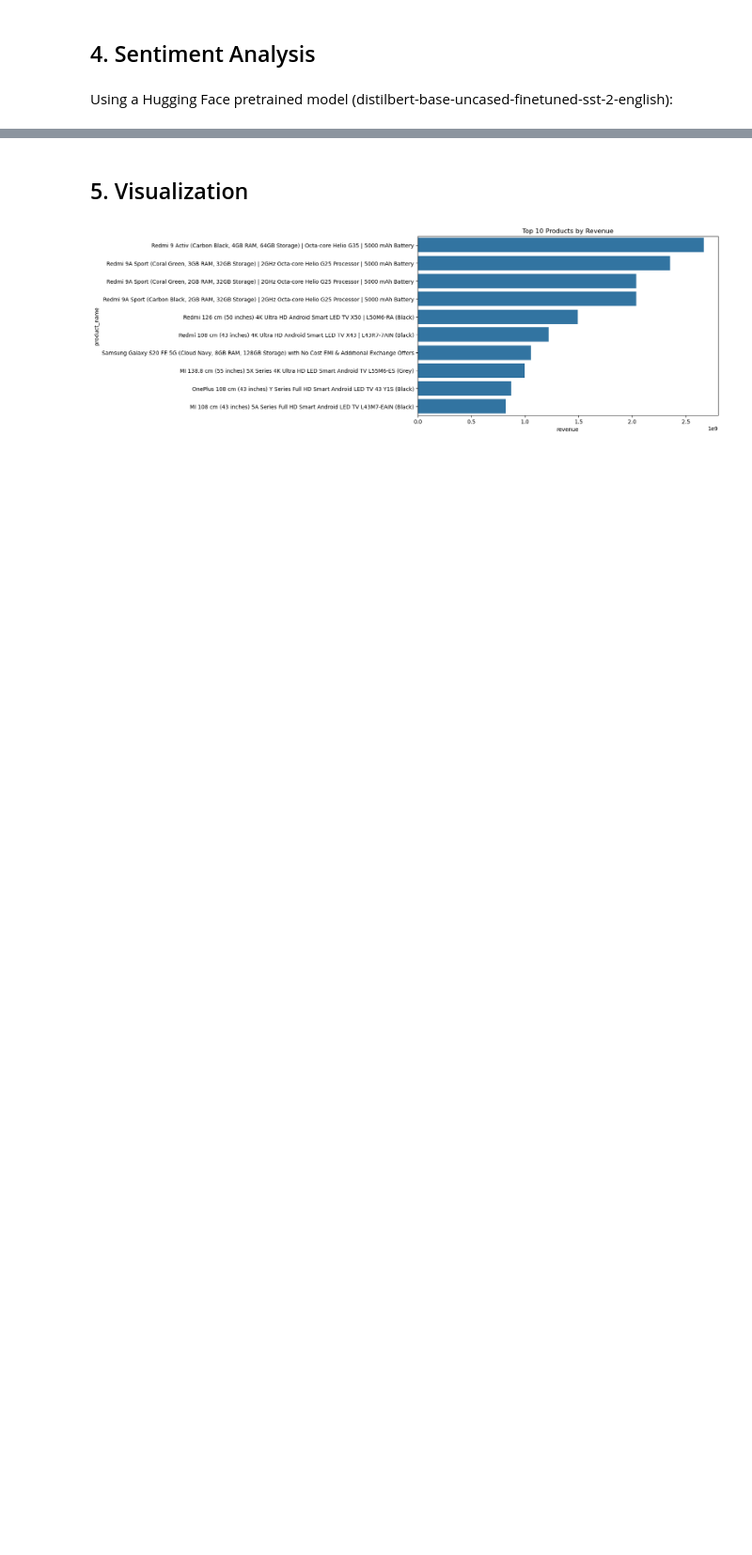
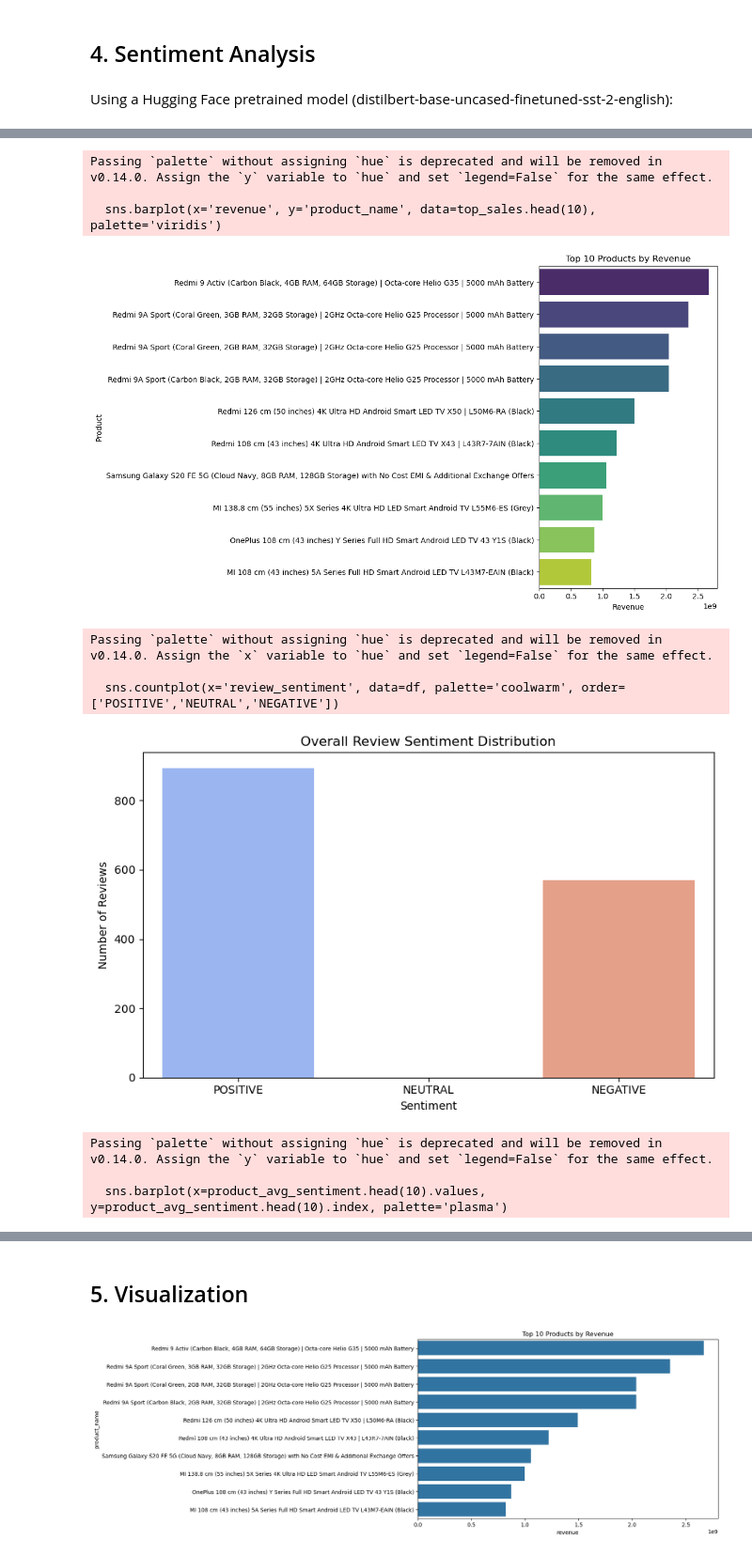
Before and after one commit to RazanAlkhaluqy/chatbot-sales, a Jupyter notebook: excel_analysis.ipynb, the cells around one changed output, grey strips where cells are left out. Shown at 94% size. Saved outputs shown, nothing was run; the diff lists cells and outputs as text; code cells hidden in the pictures; blank space fills up the shorter version.

```diff
--- a/excel_analysis.ipynb
+++ b/excel_analysis.ipynb
@@ -83,11 +87,13 @@ Data columns (total 16 columns):
 # %%
-# --- Handle nulls in numeric columns using median ---
-numeric_like_cols = ["discounted_price", "actual_price", "discount_percentage", "rating", "rating_count"]
+# --- Handle nulls in numeric columns by zero in : "rating", "rating_count"  ---
 
+# For rating and rating_count -> fill with 0
+numeric_like_cols = ["rating", "rating_count"]
 for col in numeric_like_cols:
     if col in df.columns:
-        # Fill nulls with median (NaN if column fully null)
-        df[col] = df[col].fillna(df[col].median())
+        df[col] = df[col].fillna(0)  # 0 = no reviews / no ratings
+
+
 
 # they don't have text null: Handle nulls in text/object columns
 # for col in df.select_dtypes(include='object').columns:
@@ -262,0 +354,56 @@ Name: count, dtype: int64
+# %%
+
+# =========================================
+# 7. Aggregate Sentiment by Product & Category
+# =========================================
+
+product_avg_sentiment = df.groupby('product_name')['sentiment_numerical'].mean().sort_values(ascending=False)
+print("\nAverage Sentiment Score per Product (Top 10):\n", product_avg_sentiment.head(10))
+print("\nAverage Sentiment Score per Product (Bottom 10):\n", product_avg_sentiment.tail(10))
+
+category_avg_sentiment = df.groupby('main_category')['sentiment_numerical'].mean().sort_values(ascending=False)
+print("\nAverage Sentiment Score per Main Category:\n", category_avg_sentiment)
+
+product_sentiment_counts = df.groupby(['product_name', 'review_sentiment']).size().unstack(fill_value=0)
+product_sentiment_counts['total_reviews'] = product_sentiment_counts.sum(axis=1)
+product_sentiment_counts['positive_ratio'] = product_sentiment_counts['POSITIVE'] / product_sentiment_counts['total_reviews']
+print("\nSentiment Counts and Positive Ratio per Product (Sample):\n", product_sentiment_counts.head())
+
+# =========================================
+# 8. Visualization
+# =========================================
+
+plt.figure(figsize=(12, 7))
+sns.barplot(x='revenue', y='product_name', data=top_sales.head(10), palette='viridis')
+plt.title("Top 10 Products by Revenue")
+plt.xlabel("Revenue")
+plt.ylabel("Product")
+plt.tight_layout()
+plt.show()
+
+plt.figure(figsize=(8, 5))
+sns.countplot(x='review_sentiment', data=df, palette='coolwarm', order=['POSITIVE','NEUTRAL','NEGATIVE'])
+plt.title("Overall Review Sentiment Distribution")
+plt.xlabel("Sentiment")
+plt.ylabel("Number of Reviews")
+plt.tight_layout()
+plt.show()
+
+plt.figure(figsize=(10, 6))
+sns.barplot(x=product_avg_sentiment.head(10).values, y=product_avg_sentiment.head(10).index, palette='plasma')
+plt.title("Top 10 Products by Average Sentiment Score")
+plt.xlabel("Average Sentiment Score (-1=Negative, 1=Positive)")
+plt.ylabel("Product")
+plt.xlim(-1,1)
+plt.tight_layout()
+plt.show()
+
+plt.figure(figsize=(10, 6))
+sns.barplot(x=category_avg_sentiment.values, y=category_avg_sentiment.index, palette='cividis')
+plt.title("Average Sentiment Score per Main Category")
+plt.xlabel("Average Sentiment Score (-1=Negative, 1=Positive)")
+plt.ylabel("Main Category")
+plt.xlim(-1,1)
+plt.tight_layout()
+plt.show()
+# %% [output]
@@ -262,0 +427,11 @@ Name: count, dtype: int64
+Passing `palette` without assigning `hue` is deprecated and will be removed in v0.14.0. Assign the `y` variable to `hue` and set `legend=False` for the same effect.
+
+  sns.barplot(x='revenue', y='product_name', data=top_sales.head(10), palette='viridis')
+[figure, added]
+Passing `palette` without assigning `hue` is deprecated and will be removed in v0.14.0. Assign the `x` variable to `hue` and set `legend=False` for the same effect.
+
+  sns.countplot(x='review_sentiment', data=df, palette='coolwarm', order=['POSITIVE','NEUTRAL','NEGATIVE'])
+[figure, added]
+Passing `palette` without assigning `hue` is deprecated and will be removed in v0.14.0. Assign the `y` variable to `hue` and set `legend=False` for the same effect.
+
+  sns.barplot(x=product_avg_sentiment.head(10).values, y=product_avg_sentiment.head(10).index, palette='plasma')
```
Also changed, not shown: parts of 17 cells of this notebook.
